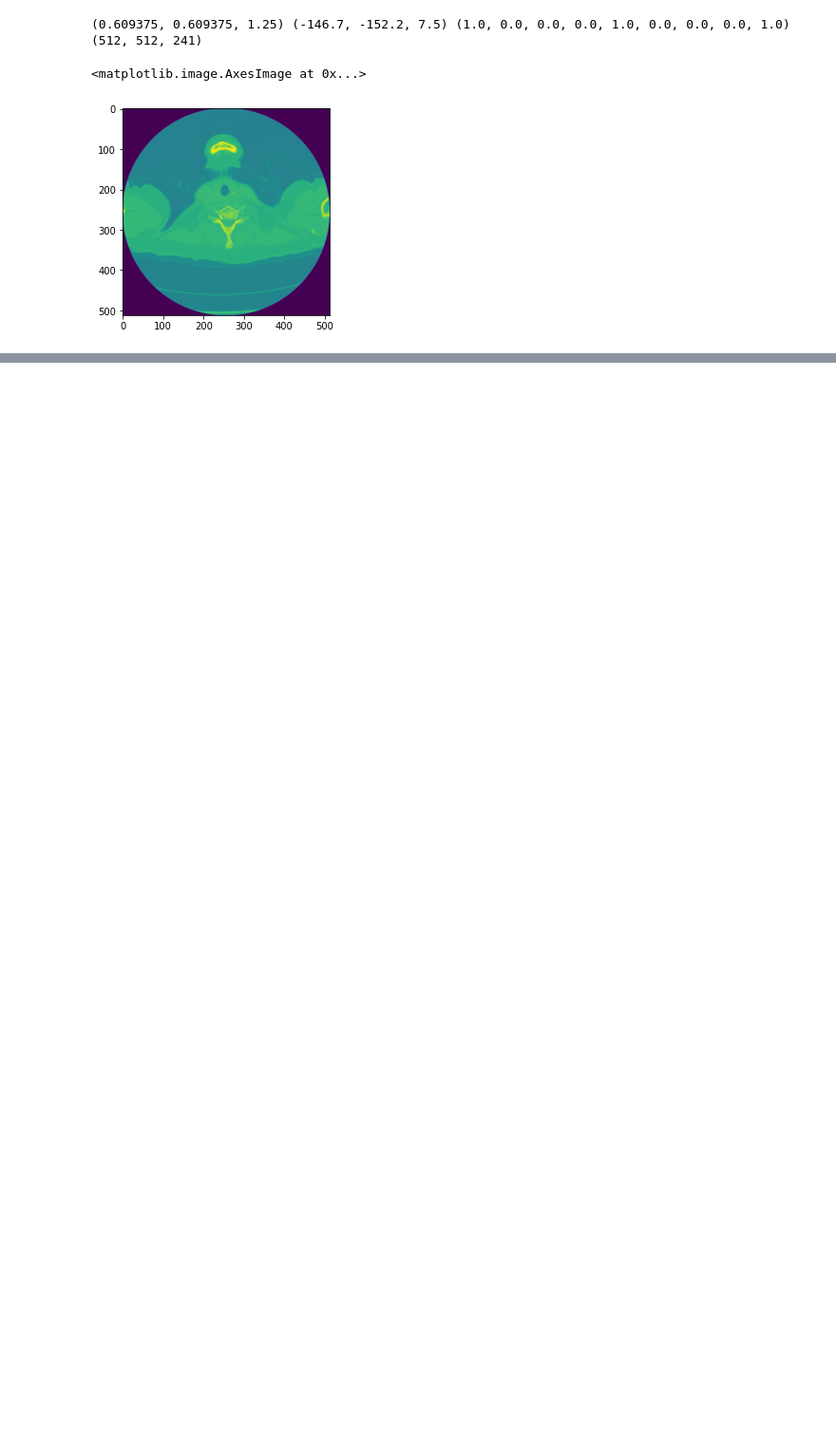
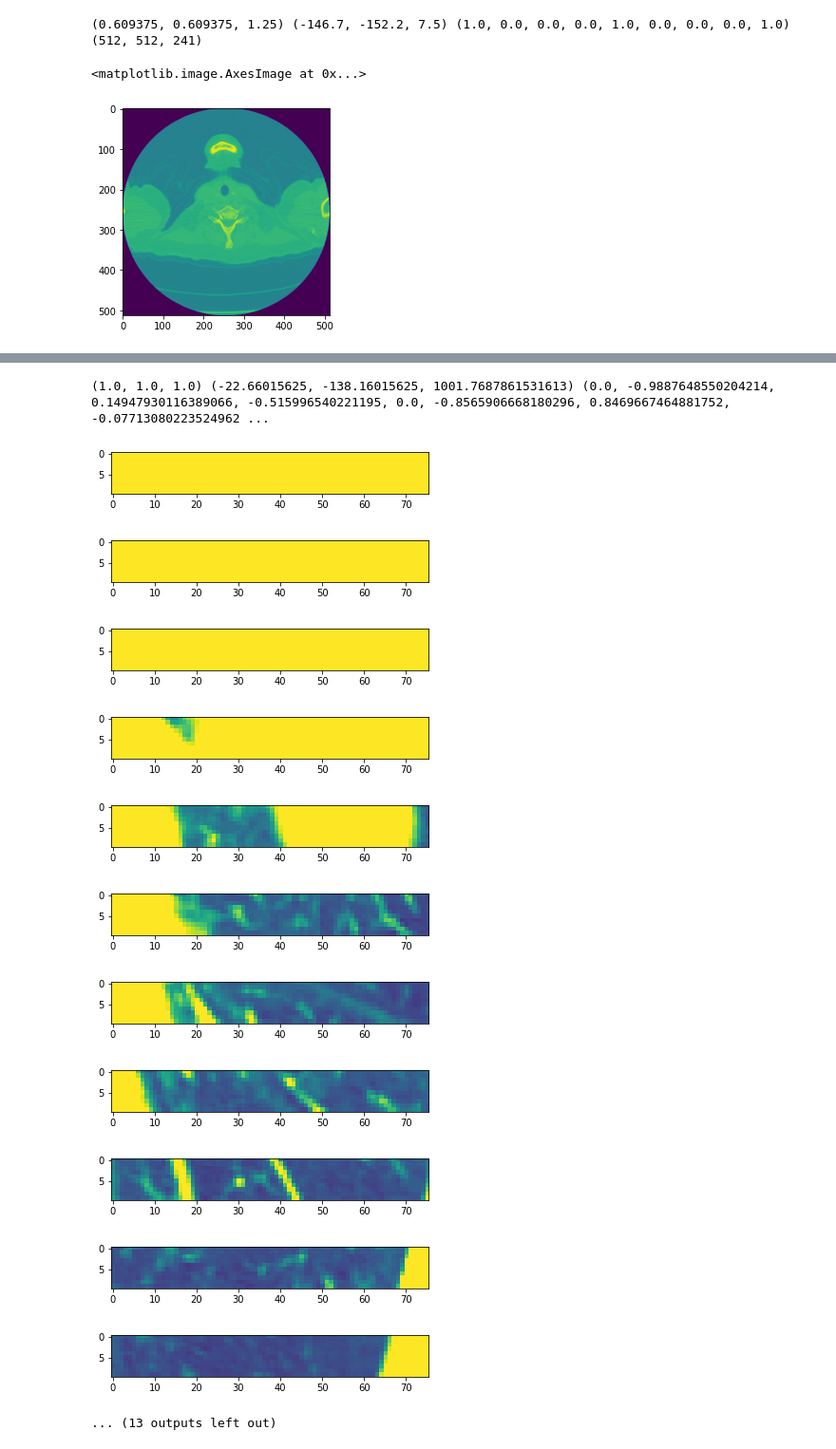
Before and after one commit to pangyuteng/fiss-viz-tmp, a Jupyter notebook: oblique.ipynb, the cells around one changed output, grey strips where cells are left out. Shown: that part at 95% size. Drawn from its saved outputs; the diff is of its cells as text; code cells hidden in the pictures; blank space fills up the shorter version.

```diff
--- a/oblique.ipynb
+++ b/oblique.ipynb
@@ -166,0 +286,34 @@ plt.imshow(arr[0,:,:].squeeze())
+# %%
+size = new_img.GetSize()
+spacing = new_img.GetSpacing()
+origin = new_img.GetOrigin()
+direction = new_img.GetDirection()
+
+arr=np.zeros(arr.shape)
+img = sitk.GetImageFromArray(arr)
+img.SetSpacing(spacing)
+img.SetOrigin(origin)
+img.SetDirection(direction)
+writer = sitk.ImageFileWriter()
+writer.SetFileName('oblique.nii.gz')
+writer.SetUseCompression(True)
+writer.Execute(img)
+# %%
+print(spacing,origin,direction,size)
+for i in np.arange(0,arr.shape[2],10):
+    plt.figure(i)
+    plt.imshow(arr[:,:,i].squeeze(),vmin=-1024,vmax=-200)
+# %% [output]
+(1.0, 1.0, 1.0) (-22.66015625, -138.16015625, 1001.7687861531613) (0.0, -0.9887648550204214, 0.14947930116389066, -0.515996540221195, 0.0, -0.8565906668180296, 0.8469667464881752, -0.07713080223524962 ...
+[figure, added]
+[figure, added]
+[figure, added]
+[figure, added]
+[figure, added]
+[figure, added]
+[figure, added]
+[figure, added]
+[figure, added]
+[figure, added]
+[figure, added]
+... (13 outputs left out)
```
Also changed, not shown: parts of 12 cells of this notebook, 2 other files.
